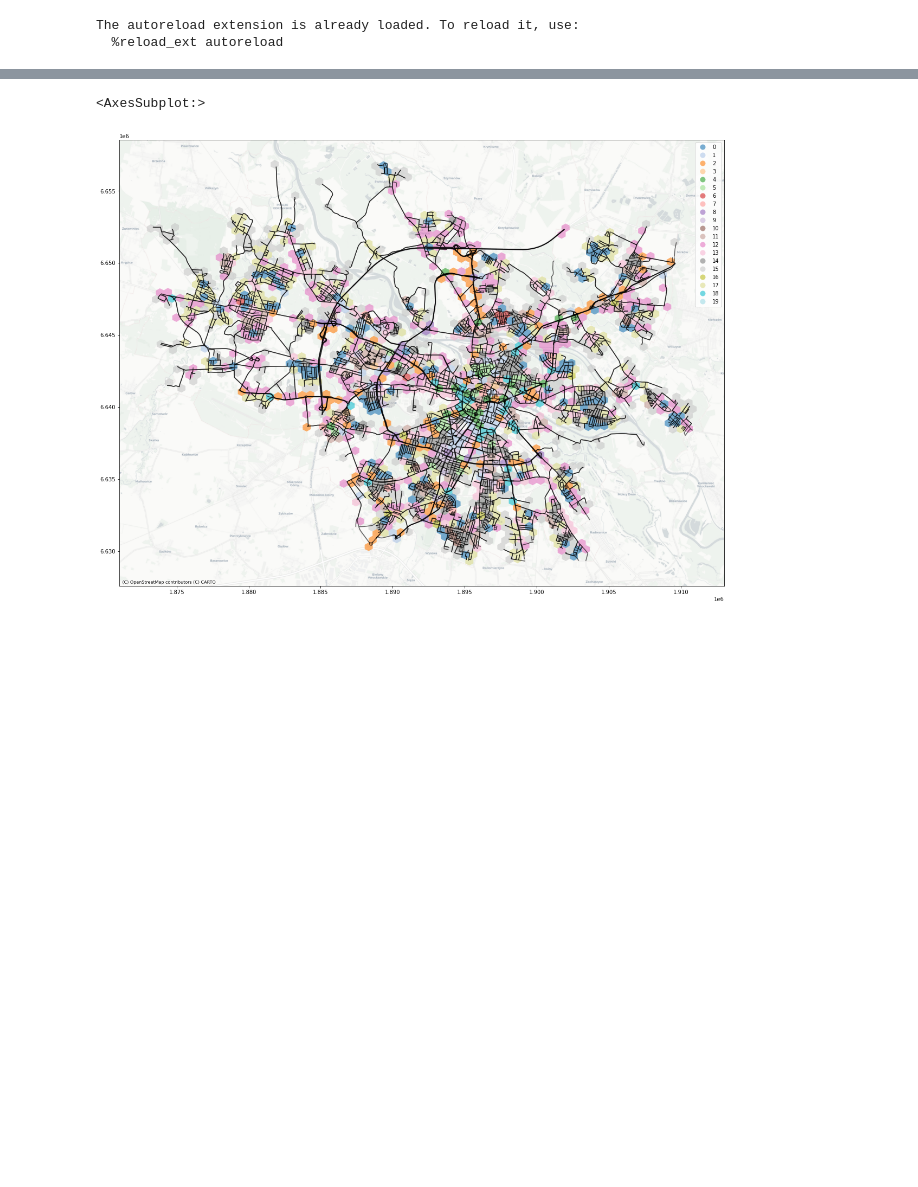
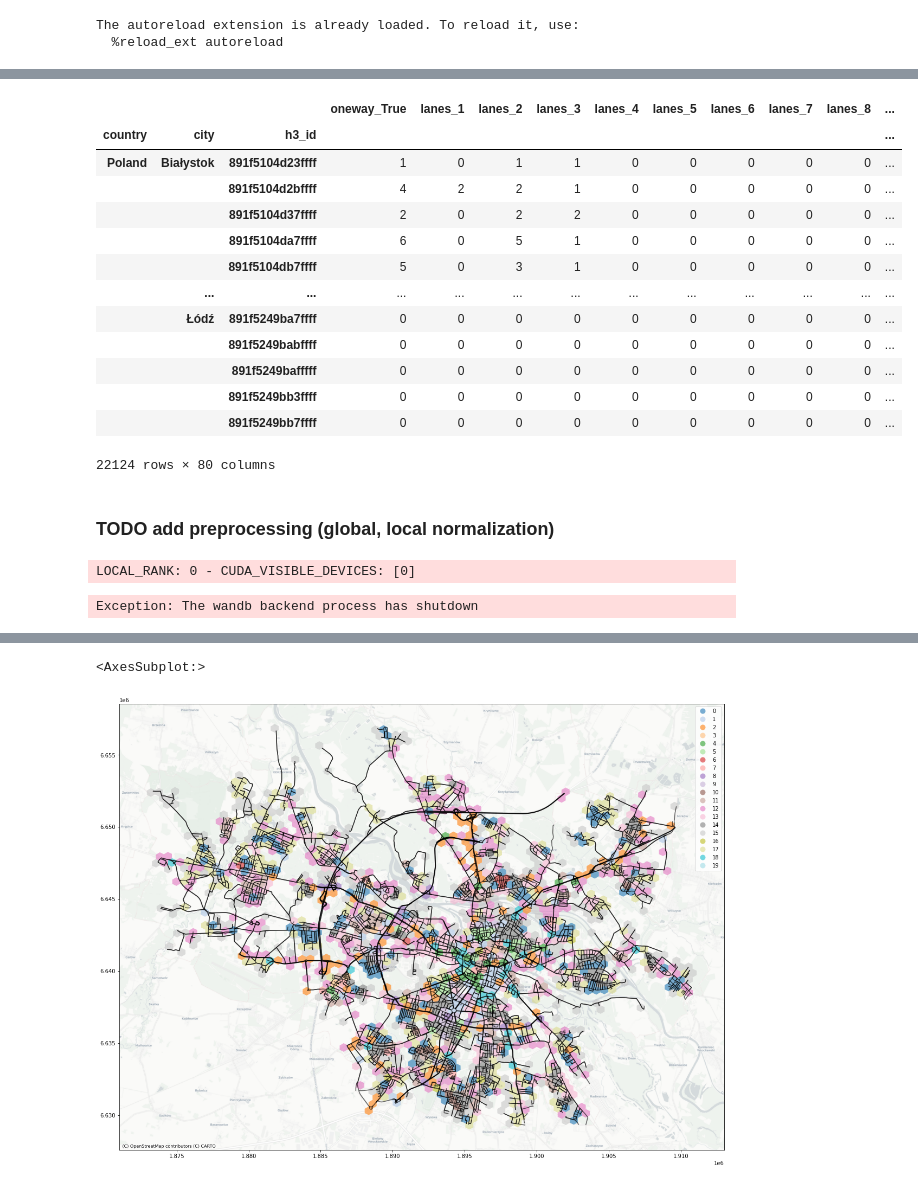
Before and after one commit to Calychas/highway2vec, a Jupyter notebook: notebooks/autoencoder.ipynb, the cells around one changed output, grey strips where cells are left out. Cells and saved outputs as stored; diff of their text form; code cells hidden in the pictures; blank space fills up the shorter version.

```diff
--- a/notebooks/autoencoder.ipynb
+++ b/notebooks/autoencoder.ipynb
@@ -70,8 +68,9 @@ cities
 | 80 | Zielona Góra | Poland | True | False | False | False | NaN |
 # %%
 resolution = 9
-buffered = False
+buffered = True
 network_type = "drive"
+intersection_based = False
 
 pbar = tqdm(cities.itertuples(), total=cities.shape[0])
 hexagons = []
@@ -89,7 +88,7 @@ for row in pbar:
         hexagons_city["country"] = row.country
         hexagons.append(hexagons_city)
 
-        edges_city = gpd.read_feather(place_dir_path / f"edges_{network_type}_{get_resolution_buffered_suffix(resolution, buffered)}.feather")
+        edges_city = gpd.read_feather(place_dir_path / get_edges_with_features_filename(network_type, resolution, buffered, intersection_based))
         edges_city["city"] = row.city
         edges_city["country"] = row.country
         edges.append(edges_city)
@@ -98,9 +97,8 @@ for row in pbar:
 
 
 hexagons = pd.concat(hexagons, ignore_index=True).set_index("h3_id")
-edges = pd.concat(edges, ignore_index=True)
-hex_agg = aggregate_hex(edges.drop(columns=["city", "country"]))
-hex_agg_tfidf = tfidf(hex_agg)
+edges = gpd.GeoDataFrame(pd.concat(edges, ignore_index=True))
+# hex_agg_tfidf = tfidf(hex_agg)
 
 del hexagons_city
 del edges_city
@@ -108,0 +105,9 @@ del edges_city
+# %%
+with open(RAW_DATA_DIR / "featureset_selection_1.jsonc", "r") as f:
+    featureset_selection_config = json.load(f)
+edges_feature_selection = apply_feature_selection(edges, featureset_selection_config)
+edges_feature_selection["h3_id"] = edges["h3_id"]
+edges_feature_selection["city"] = edges["city"]
+edges_feature_selection["country"] = edges["country"]
+print(len(edges_feature_selection.columns))
+print(edges_feature_selection.columns)
@@ -108,0 +132,20 @@ del edges_city
+# %%
+hex_agg = edges_feature_selection.groupby(["country", "city", "h3_id"]).sum()
+hex_agg
+# %% [output]
+|  |  |  | oneway_True | lanes_1 | lanes_2 | lanes_3 | lanes_4 | lanes_5 | lanes_6 | lanes_7 | lanes_8 | ... |
+| country | city | h3_id |  |  |  |  |  |  |  |  |  | ... |
+| Poland | Białystok | 891f5104d23ffff | 1 | 0 | 1 | 1 | 0 | 0 | 0 | 0 | 0 | ... |
+|  |  | 891f5104d2bffff | 4 | 2 | 2 | 1 | 0 | 0 | 0 | 0 | 0 | ... |
+|  |  | 891f5104d37ffff | 2 | 0 | 2 | 2 | 0 | 0 | 0 | 0 | 0 | ... |
+|  |  | 891f5104da7ffff | 6 | 0 | 5 | 1 | 0 | 0 | 0 | 0 | 0 | ... |
+|  |  | 891f5104db7ffff | 5 | 0 | 3 | 1 | 0 | 0 | 0 | 0 | 0 | ... |
+|  | ... | ... | ... | ... | ... | ... | ... | ... | ... | ... | ... | ... |
+|  | Łódź | 891f5249ba7ffff | 0 | 0 | 0 | 0 | 0 | 0 | 0 | 0 | 0 | ... |
+|  |  | 891f5249babffff | 0 | 0 | 0 | 0 | 0 | 0 | 0 | 0 | 0 | ... |
+|  |  | 891f5249bafffff | 0 | 0 | 0 | 0 | 0 | 0 | 0 | 0 | 0 | ... |
+|  |  | 891f5249bb3ffff | 0 | 0 | 0 | 0 | 0 | 0 | 0 | 0 | 0 | ... |
+|  |  | 891f5249bb7ffff | 0 | 0 | 0 | 0 | 0 | 0 | 0 | 0 | 0 | ... |
+22124 rows × 80 columns
+# %% [markdown]
+### TODO add preprocessing (global, local normalization)
@@ -120,2 +169,7 @@ n = X.shape[1]
+# %%
+trainer.test(model, dataloaders=X_test_dl)
+# %% [output]
+LOCAL_RANK: 0 - CUDA_VISIBLE_DEVICES: [0]
+Exception: The wandb backend process has shutdown
 # %%
 wandb_logger = WandbLogger()
```
Also changed, not shown: parts of 7 cells of this notebook, 10 other files.
